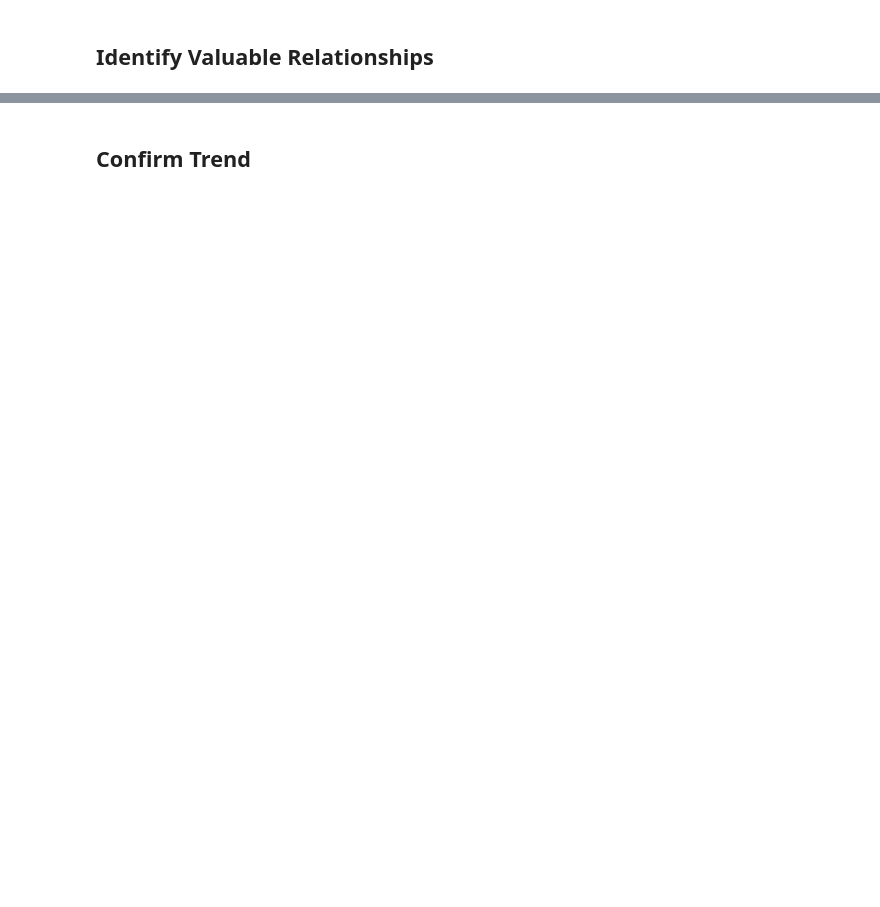
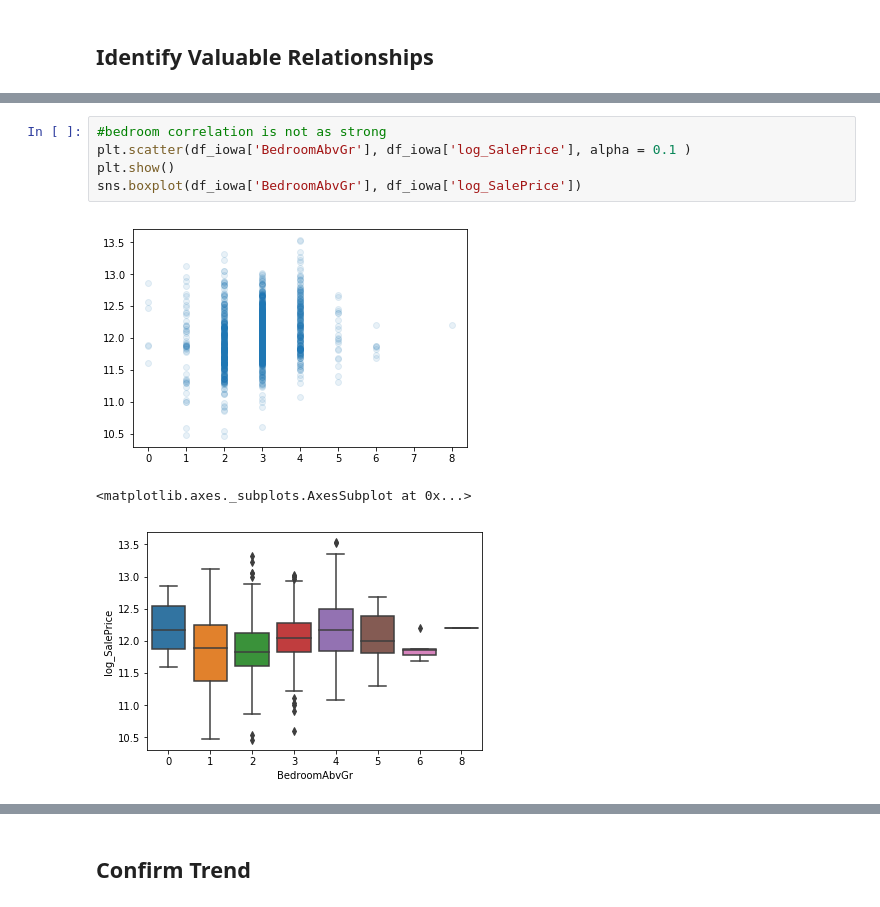
Before and after one commit to mpaluta/House_Price, a Jupyter notebook: final_WIP.ipynb, the cells around one changed output, grey strips where cells are left out. Cells and saved outputs as stored; diff of their text form; blank space fills up the shorter version.

```diff
--- a/final_WIP.ipynb
+++ b/final_WIP.ipynb
@@ -34,0 +113,9 @@ Hold for explanation
+# %%
+#bedroom correlation is not as strong
+plt.scatter(df_iowa['BedroomAbvGr'], df_iowa['log_SalePrice'], alpha = 0.1 )
+plt.show()
+sns.boxplot(df_iowa['BedroomAbvGr'], df_iowa['log_SalePrice'])
+# %% [output]
+[figure, added]
+<matplotlib.axes._subplots.AxesSubplot at 0x...>
+[figure, added]
```
Also changed, not shown: parts of 12 cells of this notebook.
